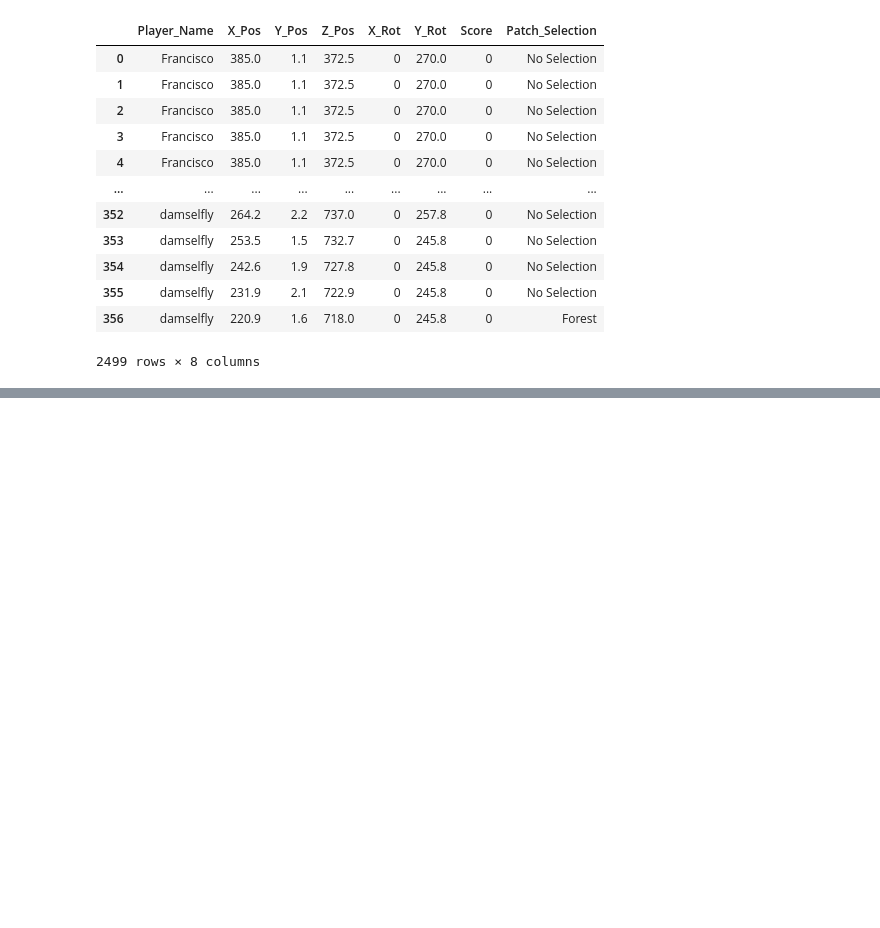
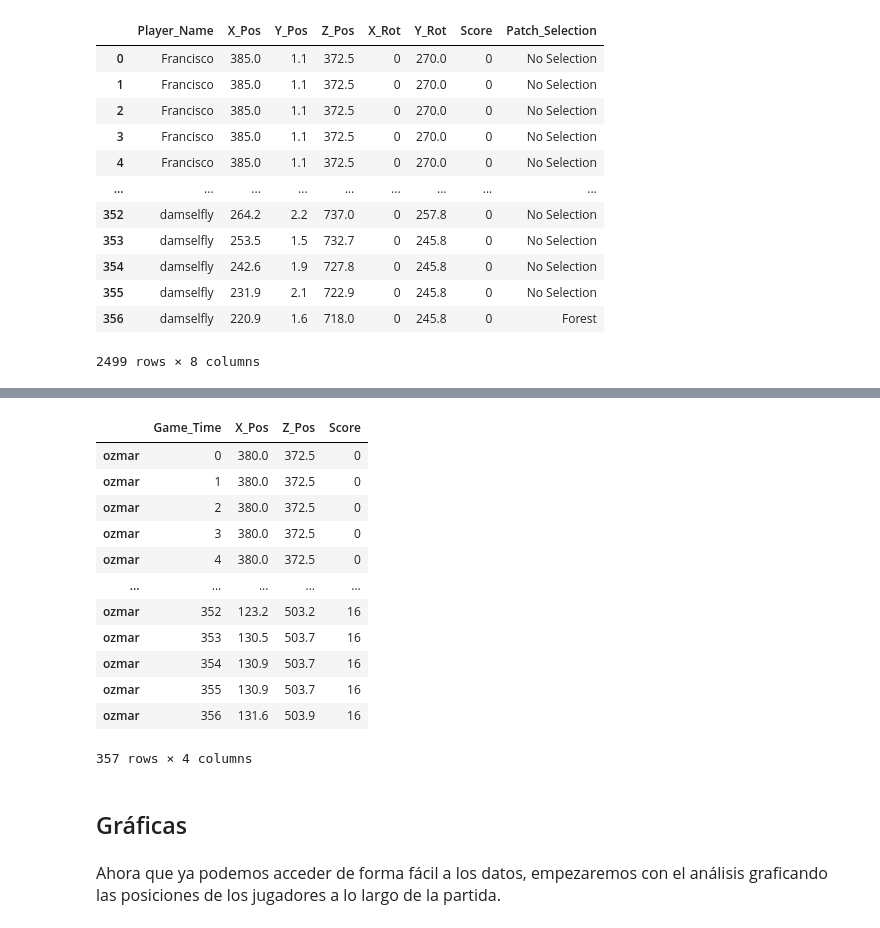
Before and after one commit to FranMurguia/Analisis_de_Datos, a Jupyter notebook: Juego de Forrajeo.ipynb, the cells around one changed output, grey strips where cells are left out. Drawn from its saved outputs; the diff is of its cells as text; code cells hidden in the pictures; blank space fills up the shorter version.

```diff
--- a/Juego de Forrajeo.ipynb
+++ b/Juego de Forrajeo.ipynb
@@ -170,0 +211,21 @@ KeyError: 57
+# %%
+# Aquí un ejemplo de cómo consultar los datos:
+new_df.loc["ozmar", ["Game_Time", "X_Pos", "Z_Pos", "Score"]]
+# %% [output]
+|  | Game_Time | X_Pos | Z_Pos | Score |
+| ozmar | 0 | 380.0 | 372.5 | 0 |
+| ozmar | 1 | 380.0 | 372.5 | 0 |
+| ozmar | 2 | 380.0 | 372.5 | 0 |
+| ozmar | 3 | 380.0 | 372.5 | 0 |
+| ozmar | 4 | 380.0 | 372.5 | 0 |
+| ... | ... | ... | ... | ... |
+| ozmar | 352 | 123.2 | 503.2 | 16 |
+| ozmar | 353 | 130.5 | 503.7 | 16 |
+| ozmar | 354 | 130.9 | 503.7 | 16 |
+| ozmar | 355 | 130.9 | 503.7 | 16 |
+| ozmar | 356 | 131.6 | 503.9 | 16 |
+357 rows × 4 columns
+# %% [markdown]
+## Gráficas
+# %% [markdown]
+<font size="3">Ahora que ya podemos acceder de forma fácil a los datos, empezaremos con el análisis graficando las posiciones de los jugadores a lo largo de la partida.</font>
```
Also changed, not shown: parts of 14 cells of this notebook.
